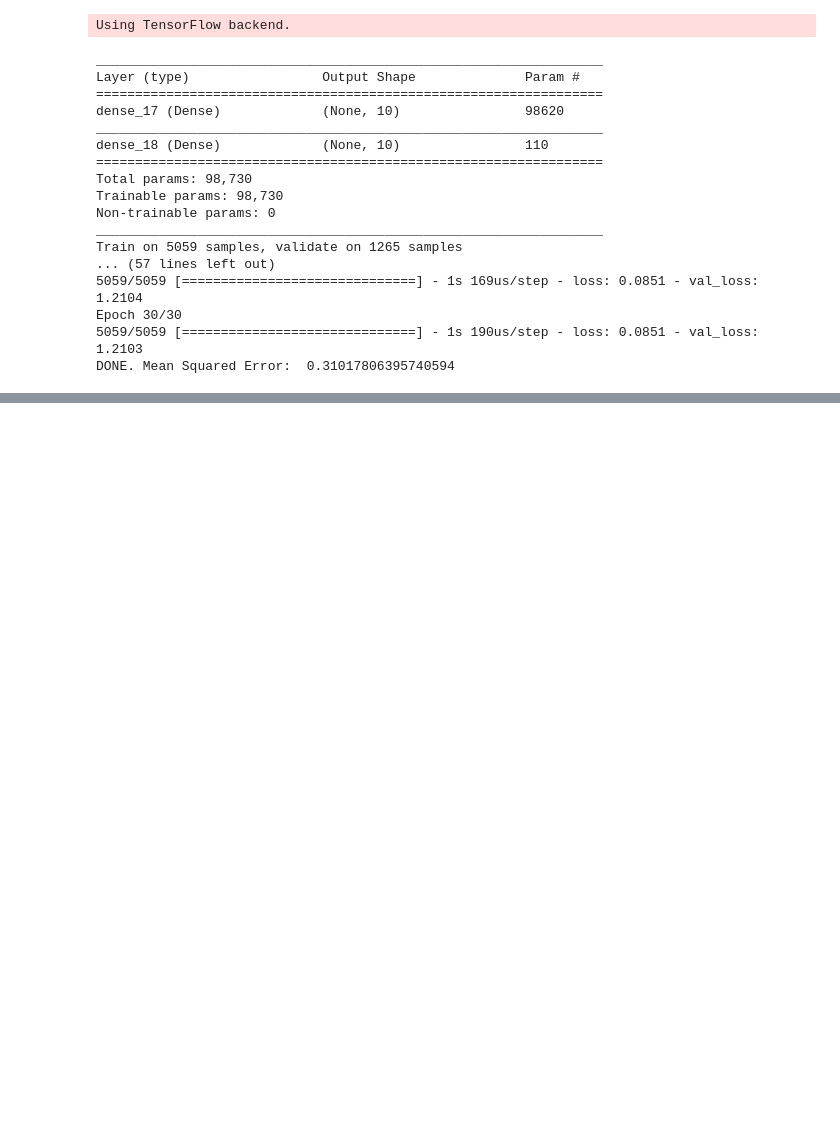
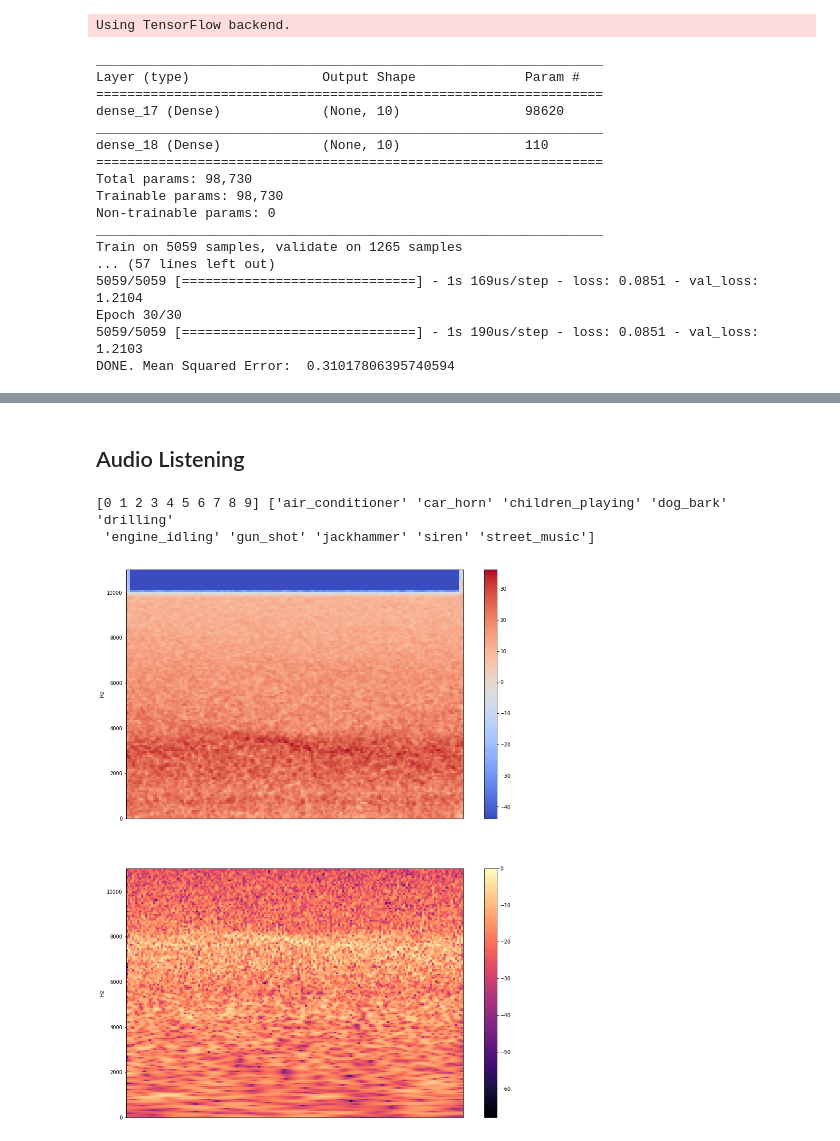
Before and after one commit to Copete/CS181_P3_dualspace, a Jupyter notebook: Antonio/P3_Antonio.ipynb, the cells around one changed output, grey strips where cells are left out. Drawn from its saved outputs; the diff is of its cells as text; code cells hidden in the pictures; blank space fills up the shorter version.

```diff
--- a/Antonio/P3_Antonio.ipynb
+++ b/Antonio/P3_Antonio.ipynb
@@ -8,11 +8,16 @@ import librosa
 import librosa.display
 import IPython.display as ipd
 import time
+import seaborn as sns
+sns.set()
+
+# For code execution alerts
+import os
 # %%
 SAMPLE_RATE = 22050
 # %%
-cl = np.array(['air_conditioner','car_horn','children_playing','dog_bark','drilling',
-               'engine_idling','gun_shot','jackhammer','siren','street_music'])
+classes = np.array(['air_conditioner','car_horn','children_playing','dog_bark','drilling',
+                    'engine_idling','gun_shot','jackhammer','siren','street_music'])
 # %%
 # Prototyping
 df_iter = iter(pd.read_csv('../train.csv', chunksize=10))
@@ -399,0 +927,38 @@ i.shape
+# %% [markdown]
+## Audio Listening
+# %%
+## Get raw data for a given train/test example
+def get_raw(index, train=True, classes=classes):
+    file = '../train.csv.gz' if train else '../test.csv.gz'
+    chunksize = 10
+    index0 = 0
+    for df in pd.read_csv(file, header=None, index_col=(None if train else 0), chunksize=chunksize):
+        if index < index0+chunksize:
+            if train:
+                X = df.values[index - index0,:-1]
+                print('Class ', classes[df.values[index-index0,-1].astype(int)])
+            else:
+                X = df.values[index - index0]
+            break
+        index0 += chunksize
+    return X
+# %%
+print(np.arange(10),classes)
+# %% [output]
+[0 1 2 3 4 5 6 7 8 9] ['air_conditioner' 'car_horn' 'children_playing' 'dog_bark' 'drilling'
+ 'engine_idling' 'gun_shot' 'jackhammer' 'siren' 'street_music']
+# %%
+i = 58
+X = get_raw(i, train=False)
+plt.figure(figsize=(15,20))
+plt.subplot(2,1,1)
+librosa.display.specshow(librosa.power_to_db(librosa.feature.melspectrogram(X, sr=SAMPLE_RATE)),
+                         y_axis='hz')
+plt.colorbar()
+plt.subplot(2,1,2)
+librosa.display.specshow(mel_spec(X), y_axis='hz')
+plt.colorbar()
+plt.show()
+ipd.Audio(X, rate=SAMPLE_RATE)
+# %% [output]
+[figure, added]
```
Also changed, not shown: parts of 58 cells of this notebook, 17 other files.
